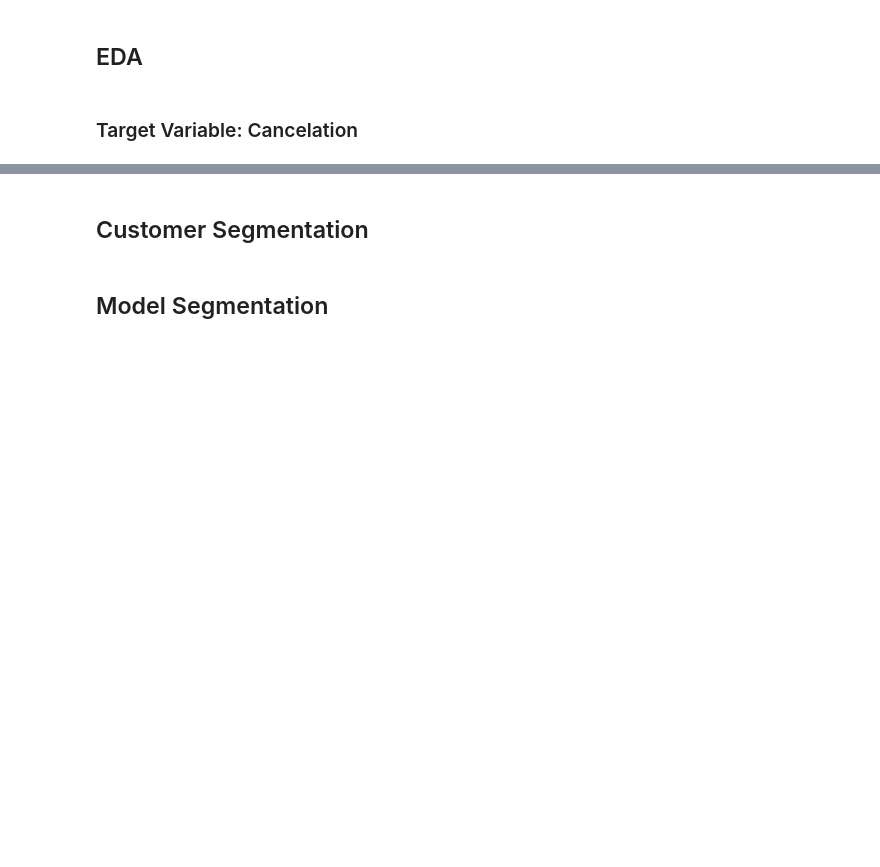
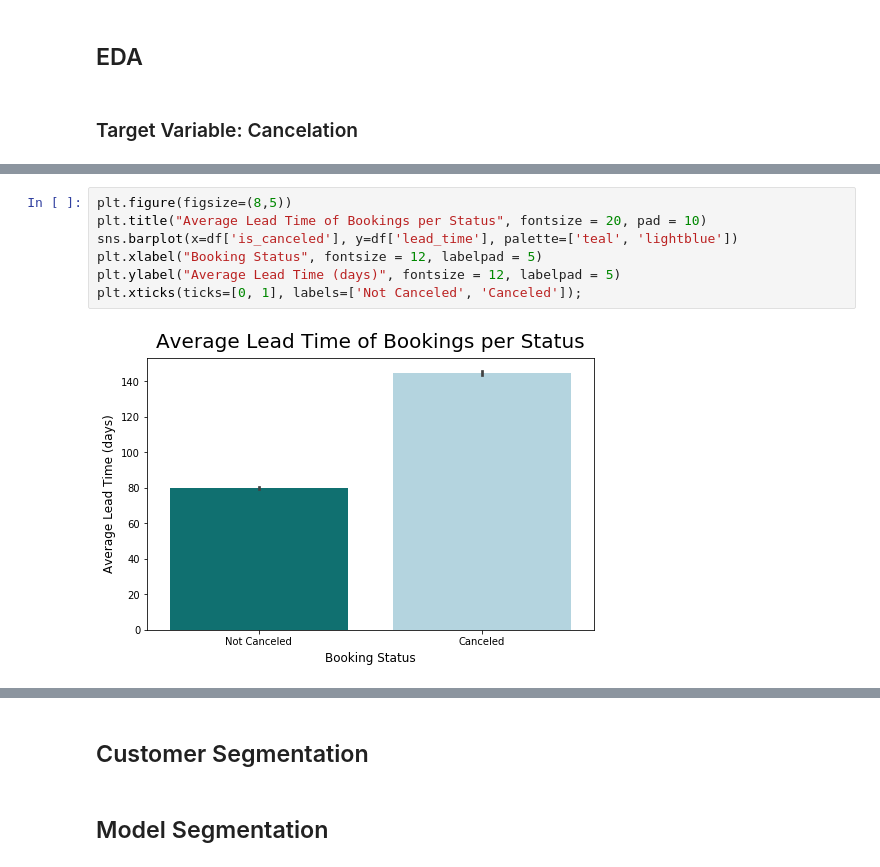
Before and after one commit to JulKelman/Predicting-Hotel-Bookings-Cancellation, a Jupyter notebook: code/Notebook 1 .ipynb, the cells around one changed output, grey strips where cells are left out. Saved outputs shown, nothing was run; the diff lists cells and outputs as text; blank space fills up the shorter version.

```diff
--- a/code/Notebook 1 .ipynb
+++ b/code/Notebook 1 .ipynb
@@ -196,0 +308,9 @@ sns.barplot(x=hotels['IsCanceled'].unique(), y=hotels['IsCanceled'].value_counts
+# %%
+plt.figure(figsize=(8,5))
+plt.title("Average Lead Time of Bookings per Status", fontsize = 20, pad = 10)
+sns.barplot(x=df['is_canceled'], y=df['lead_time'], palette=['teal', 'lightblue'])
+plt.xlabel("Booking Status", fontsize = 12, labelpad = 5)
+plt.ylabel("Average Lead Time (days)", fontsize = 12, labelpad = 5)
+plt.xticks(ticks=[0, 1], labels=['Not Canceled', 'Canceled']);
+# %% [output]
+[figure, added]
```
Also changed, not shown: parts of 39 cells of this notebook, 1 other file.
